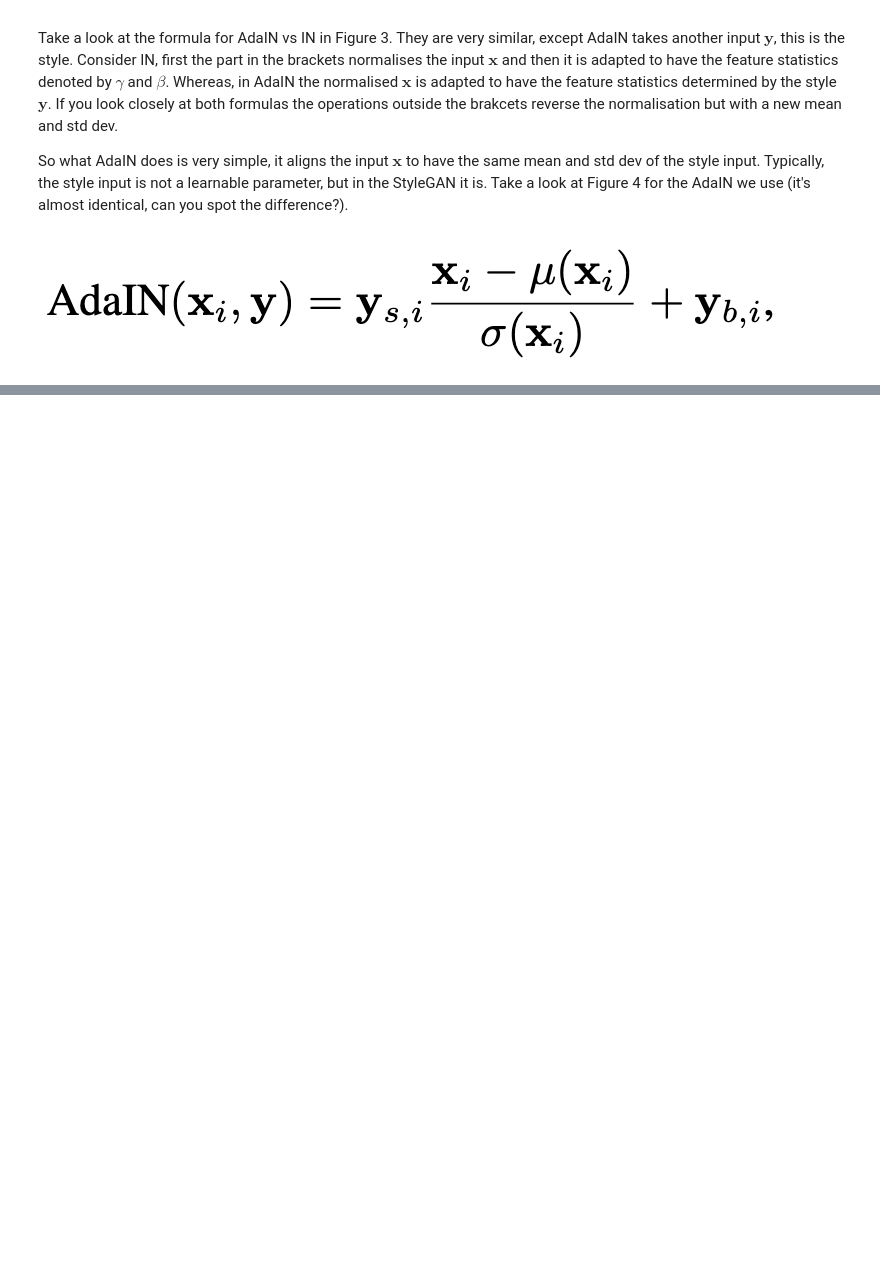
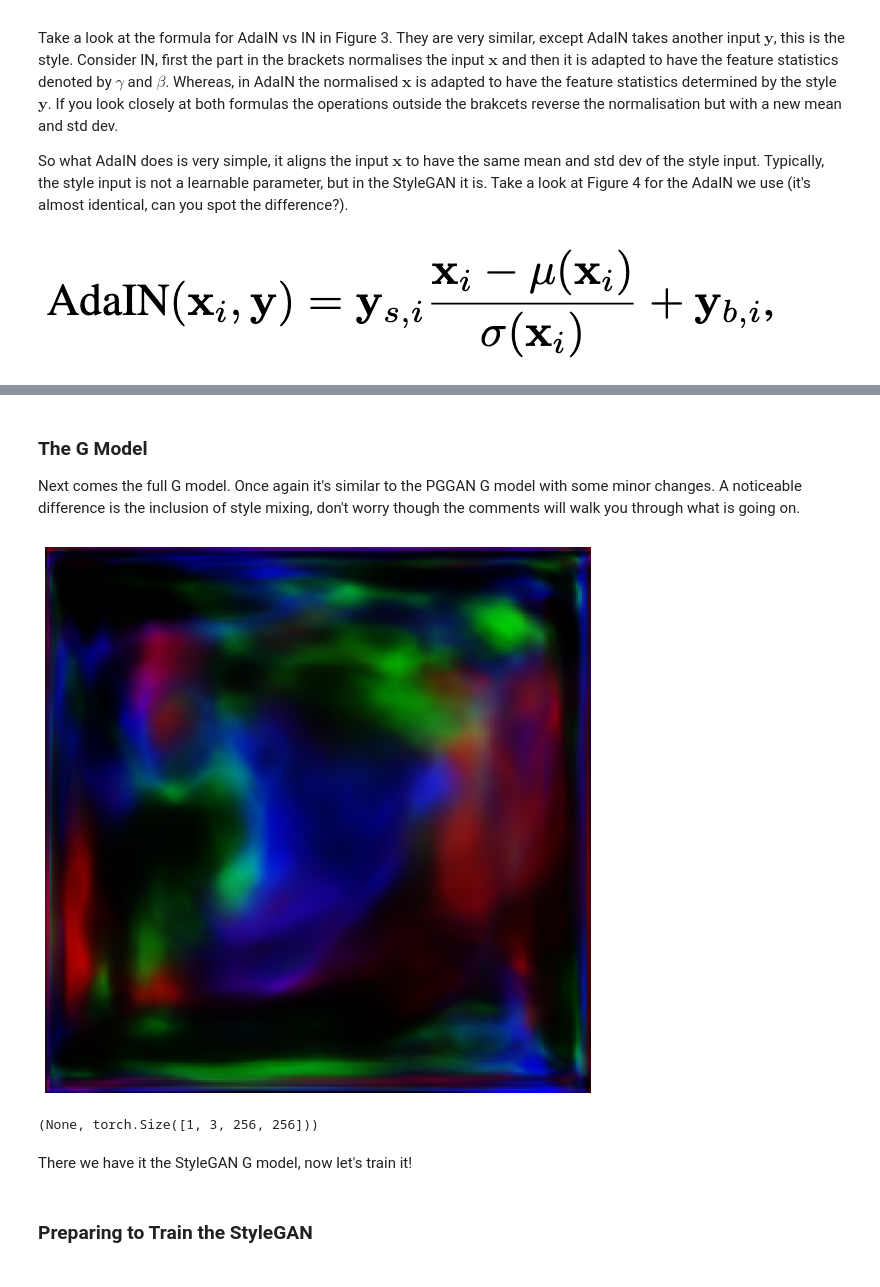
Before and after one commit to YM2132/YMPaperImplementations, a Jupyter notebook: paper_implementations/StyleGAN.ipynb, the cells around one changed output, grey strips where cells are left out. Drawn from its saved outputs; the diff is of its cells as text; code cells hidden in the pictures; blank space fills up the shorter version.

```diff
--- a/paper_implementations/StyleGAN.ipynb
+++ b/paper_implementations/StyleGAN.ipynb
@@ -233,0 +503,21 @@ The key idea of moderating the G model is to expose new ways to control image ge
+# %%
+# We make use of PyTorch modules again, it's a very useful class and we make use of it a lot.
+class NoiseLayer(nn.Module):
+    # The only input is the number of channels we current have, we need this to ensure our weight parameter matches number of channels
+    # in current layer
+    def __init__(self, channels):
+        super().__init__()
+
+        # This weight is for the "learned" aspect of the scaling
+        self.weight = nn.Parameter(torch.zeros(1, channels, 1, 1))
+
+    def forward(self, gen_image, noise=None):
+        # If noise is not initialised for this layer
+        if noise is None:
+            # We want to match the dims of current model stage
+            N, _, H, W = gen_image.shape
+            # generate the noise
+            noise = torch.randn(N, 1, H, W, device=gen_image.device)
+
+        # The noise is added with a summation
+        return gen_image + (noise * self.weight)
@@ -233,0 +540,14 @@ The key idea of moderating the G model is to expose new ways to control image ge
+# %%
+class LearnedConstant(nn.Module):
+    # in_c is the number of channels we start with
+    def __init__(self, in_c):
+        super().__init__()
+
+        # We create a PyTorch parameter this is trainable. It has batch size 1
+        # The LearnedConstant is initialised to 1 as set out in the paper.
+        self.constant = nn.Parameter(torch.ones(1, in_c, 4, 4))
+
+    # When we init the learned constant we pass in the batch size
+    def forward(self, batch_size):
+        # It is expanded the match the batch_size currently in network, the rest of dims stay the same
+        return self.constant.expand(batch_size, -1, -1, -1)
@@ -233,0 +640,4 @@ The key idea of moderating the G model is to expose new ways to control image ge
+# %% [markdown]
+<h3>The G Model</h3>
+
+Next comes the full G model. Once again it's similar to the PGGAN G model with some minor changes. A noticeable difference is the inclusion of style mixing, don't worry though the comments will walk you through what is going on.
@@ -233,0 +782,12 @@ The key idea of moderating the G model is to expose new ways to control image ge
+# %%
+# TESTING G
+g_in = torch.randn(1, 256, device=device)
+g_out = g(g_in, alpha=0.5, layer_num=7)
+show_images(g_out), g_out.shape
+# %% [output]
+[figure, added]
+(None, torch.Size([1, 3, 256, 256]))
+# %% [markdown]
+There we have it the StyleGAN G model, now let's train it!
+# %% [markdown]
+<h3>Preparing to Train the StyleGAN<h3>
```
Also changed, not shown: parts of 38 cells of this notebook.
